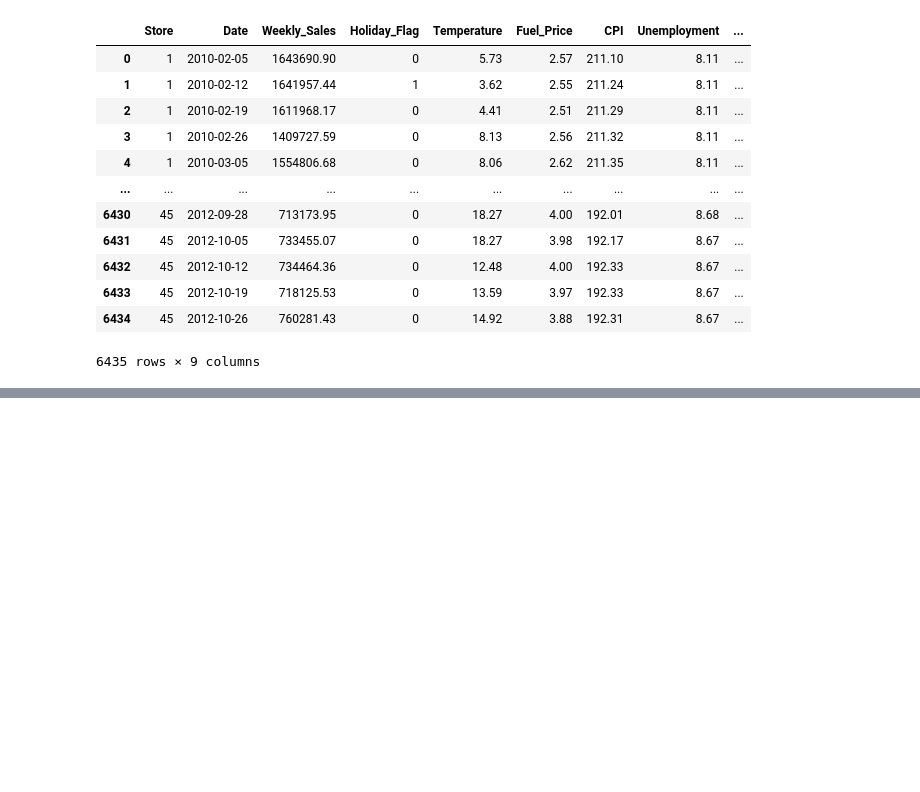
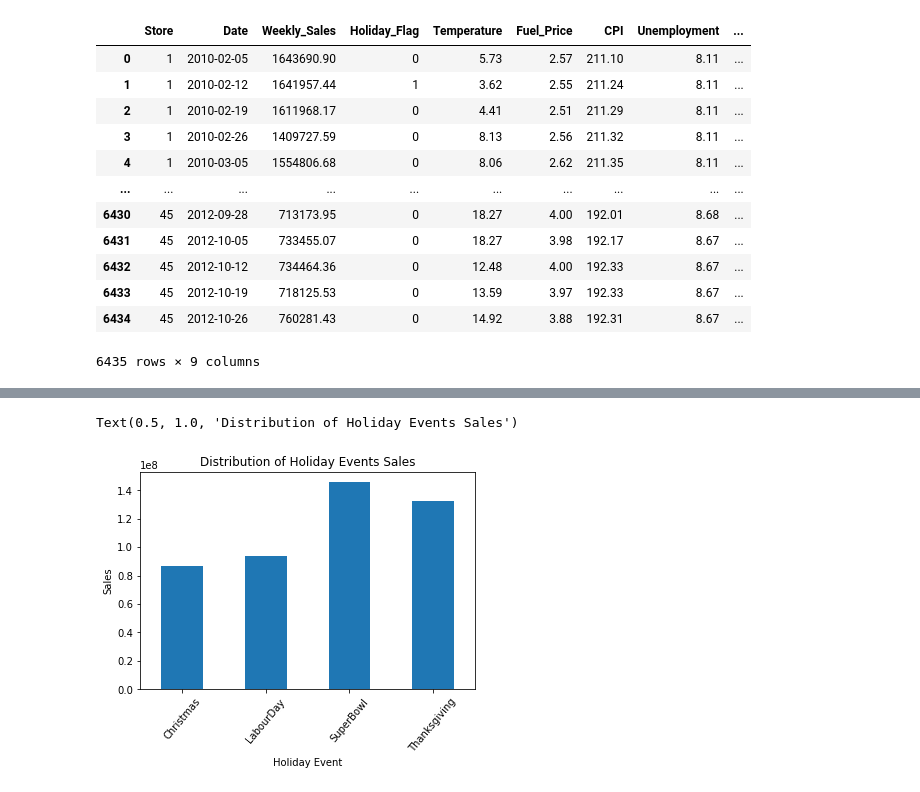
Before and after one commit to ndkhoa0704/DS-Tech-Final, a Jupyter notebook: trongdat.ipynb, the cells around one changed output, grey strips where cells are left out. Cells and saved outputs as stored; diff of their text form; code cells hidden in the pictures; blank space fills up the shorter version.

```diff
--- a/trongdat.ipynb
+++ b/trongdat.ipynb
@@ -142,0 +180,10 @@ QUESTION:
+# %%
+#Which holiday event has the highest sales
+holiday_sales_dist = df.groupby('Holiday_Event')['Weekly_Sales'].sum()
+fig= holiday_sales_dist.plot(kind='bar',rot=50)
+plt.xlabel('Holiday Event')
+plt.ylabel('Sales')
+plt.title('Distribution of Holiday Events Sales')
+# %% [output]
+Text(0.5, 1.0, 'Distribution of Holiday Events Sales')
+[figure, added]
```
Also changed, not shown: parts of 6 cells of this notebook.
